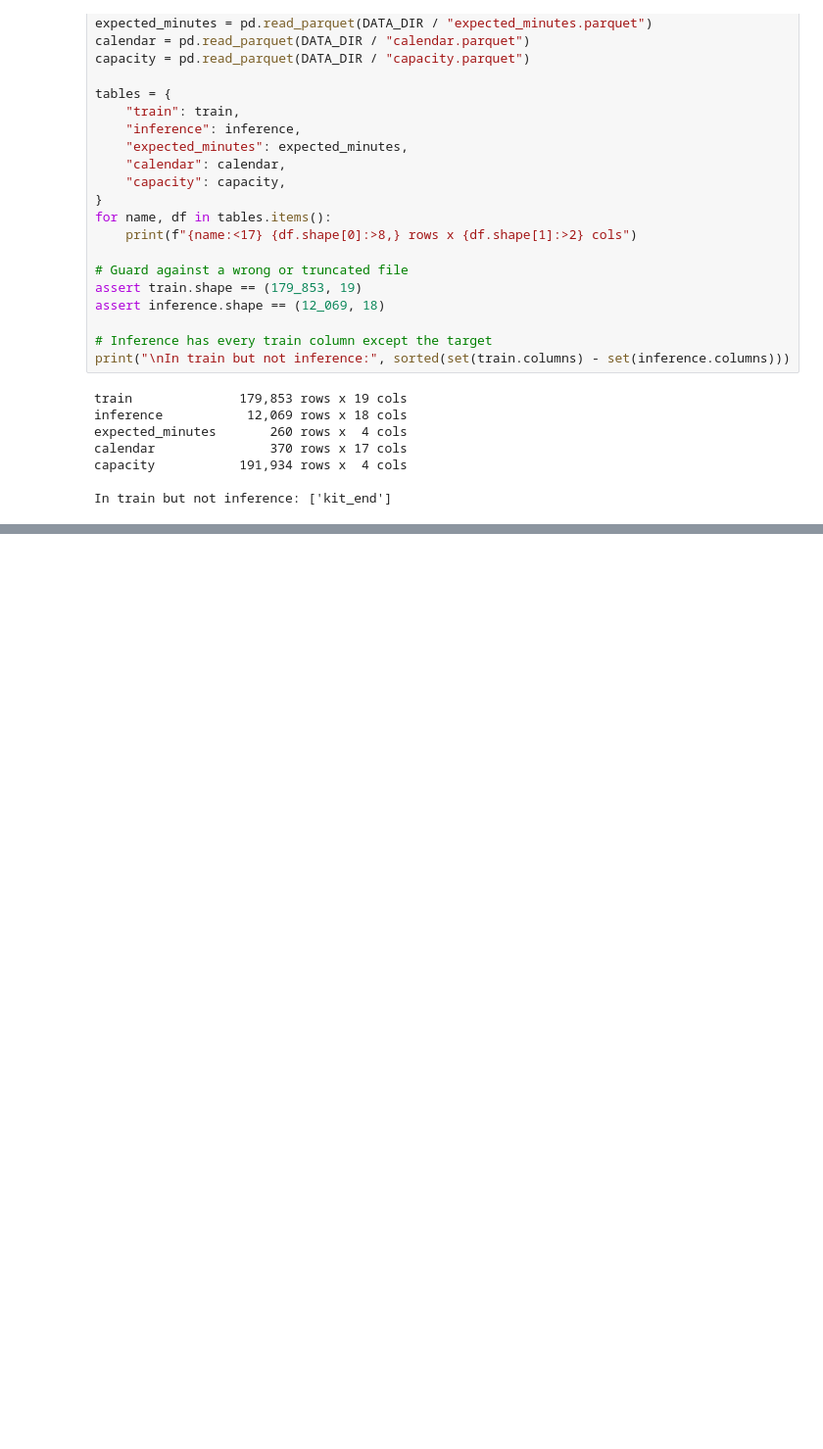
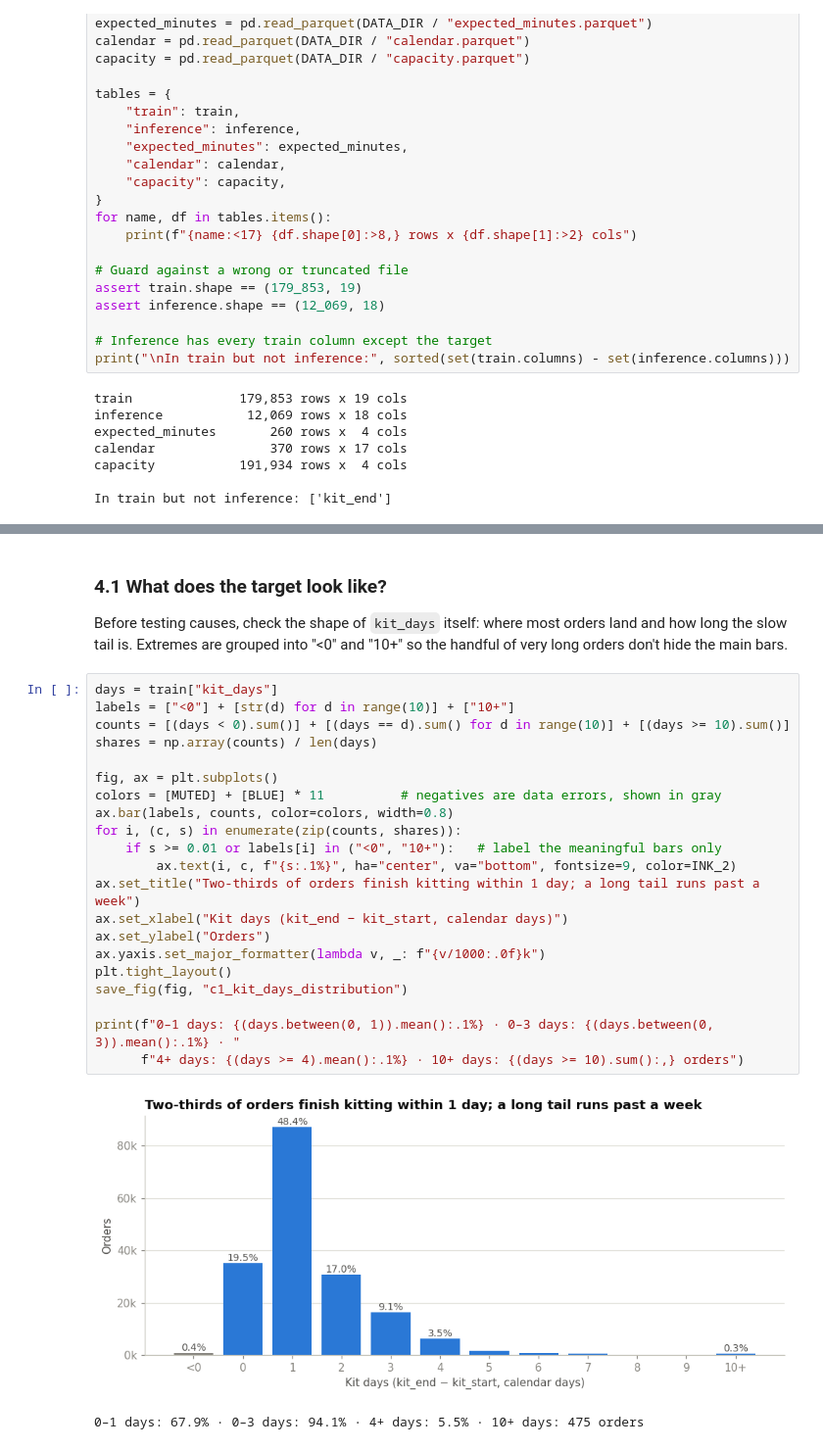
Before and after one commit to ZakirPatwa/Zakir_Patwa_DS_Case_2026, a Jupyter notebook: Zakir_Patwa_DS_Case_Notebook_2026.ipynb, the cells around one changed output, grey strips where cells are left out. Shown at 98% size. Cells and saved outputs as stored; diff of their text form; blank space fills up the shorter version.

```diff
--- a/Zakir_Patwa_DS_Case_Notebook_2026.ipynb
+++ b/Zakir_Patwa_DS_Case_Notebook_2026.ipynb
@@ -119,0 +191,27 @@ In train but not inference: ['kit_end']
+# %% [markdown]
+### 4.1 What does the target look like?
+Before testing causes, check the shape of `kit_days` itself: where most orders land and how long the slow tail is. Extremes are grouped into "<0" and "10+" so the handful of very long orders don't hide the main bars.
+# %%
+days = train["kit_days"]
+labels = ["<0"] + [str(d) for d in range(10)] + ["10+"]
+counts = [(days < 0).sum()] + [(days == d).sum() for d in range(10)] + [(days >= 10).sum()]
+shares = np.array(counts) / len(days)
+
+fig, ax = plt.subplots()
+colors = [MUTED] + [BLUE] * 11          # negatives are data errors, shown in gray
+ax.bar(labels, counts, color=colors, width=0.8)
+for i, (c, s) in enumerate(zip(counts, shares)):
+    if s >= 0.01 or labels[i] in ("<0", "10+"):   # label the meaningful bars only
+        ax.text(i, c, f"{s:.1%}", ha="center", va="bottom", fontsize=9, color=INK_2)
+ax.set_title("Two-thirds of orders finish kitting within 1 day; a long tail runs past a week")
+ax.set_xlabel("Kit days (kit_end − kit_start, calendar days)")
+ax.set_ylabel("Orders")
+ax.yaxis.set_major_formatter(lambda v, _: f"{v/1000:.0f}k")
+plt.tight_layout()
+save_fig(fig, "c1_kit_days_distribution")
+
+print(f"0–1 days: {(days.between(0, 1)).mean():.1%} · 0–3 days: {(days.between(0, 3)).mean():.1%} · "
+      f"4+ days: {(days >= 4).mean():.1%} · 10+ days: {(days >= 10).sum():,} orders")
+# %% [output]
+[figure, added]
+0–1 days: 67.9% · 0–3 days: 94.1% · 4+ days: 5.5% · 10+ days: 475 orders
```
Also changed, not shown: parts of 20 cells of this notebook, 8 other files.
